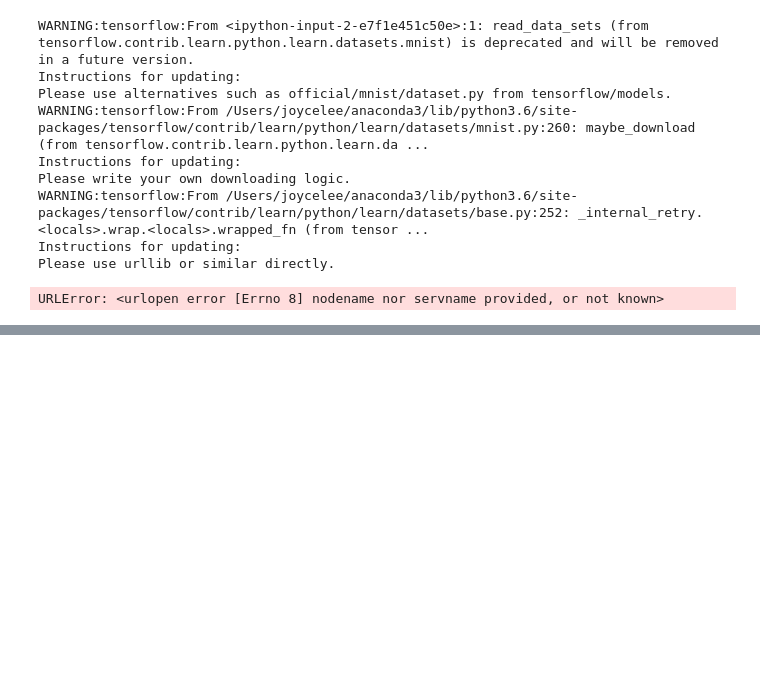
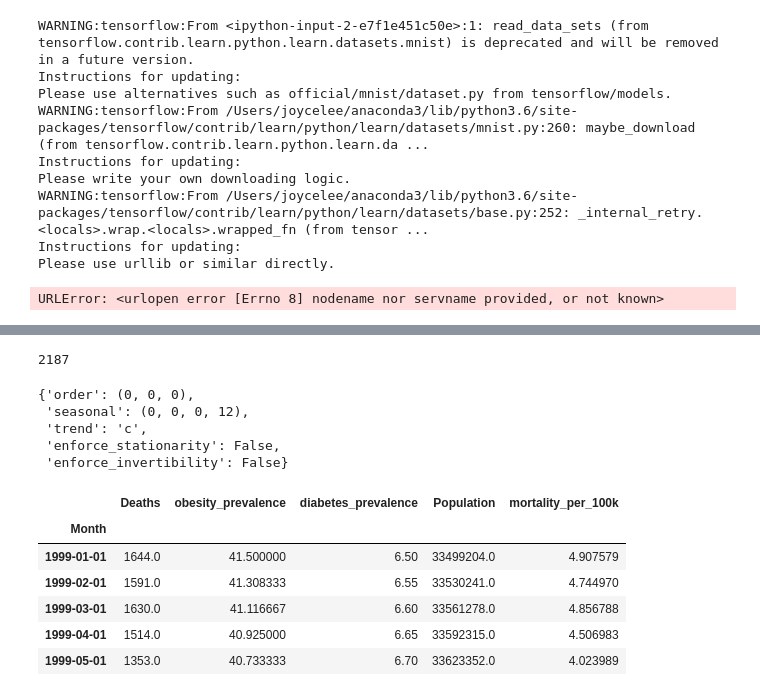
Before and after one commit to jl56923/project_5, a Jupyter notebook: notebooks/Scratch.ipynb, the cells around one changed output, grey strips where cells are left out. Saved outputs shown, nothing was run; the diff lists cells and outputs as text; code cells hidden in the pictures; blank space fills up the shorter version.

```diff
--- a/notebooks/Scratch.ipynb
+++ b/notebooks/Scratch.ipynb
@@ -152,0 +177,12 @@ URLError: <urlopen error [Errno 8] nodename nor servname provided, or not known>
+# %%
+len(list_of_SARIMA_dicts)
+# %% [output]
+2187
+# %%
+list_of_SARIMA_dicts[0]
+# %% [output]
+{'order': (0, 0, 0),
+ 'seasonal': (0, 0, 0, 12),
+ 'trend': 'c',
+ 'enforce_stationarity': False,
+ 'enforce_invertibility': False}
@@ -152,0 +196,10 @@ URLError: <urlopen error [Errno 8] nodename nor servname provided, or not known>
+# %%
+california.head()
+# %% [output]
+|  | Deaths | obesity_prevalence | diabetes_prevalence | Population | mortality_per_100k |
+| Month |  |  |  |  |  |
+| 1999-01-01 | 1644.0 | 41.500000 | 6.50 | 33499204.0 | 4.907579 |
+| 1999-02-01 | 1591.0 | 41.308333 | 6.55 | 33530241.0 | 4.744970 |
+| 1999-03-01 | 1630.0 | 41.116667 | 6.60 | 33561278.0 | 4.856788 |
+| 1999-04-01 | 1514.0 | 40.925000 | 6.65 | 33592315.0 | 4.506983 |
+| 1999-05-01 | 1353.0 | 40.733333 | 6.70 | 33623352.0 | 4.023989 |
```
Also changed, not shown: parts of 18 cells of this notebook, 15 other files.
